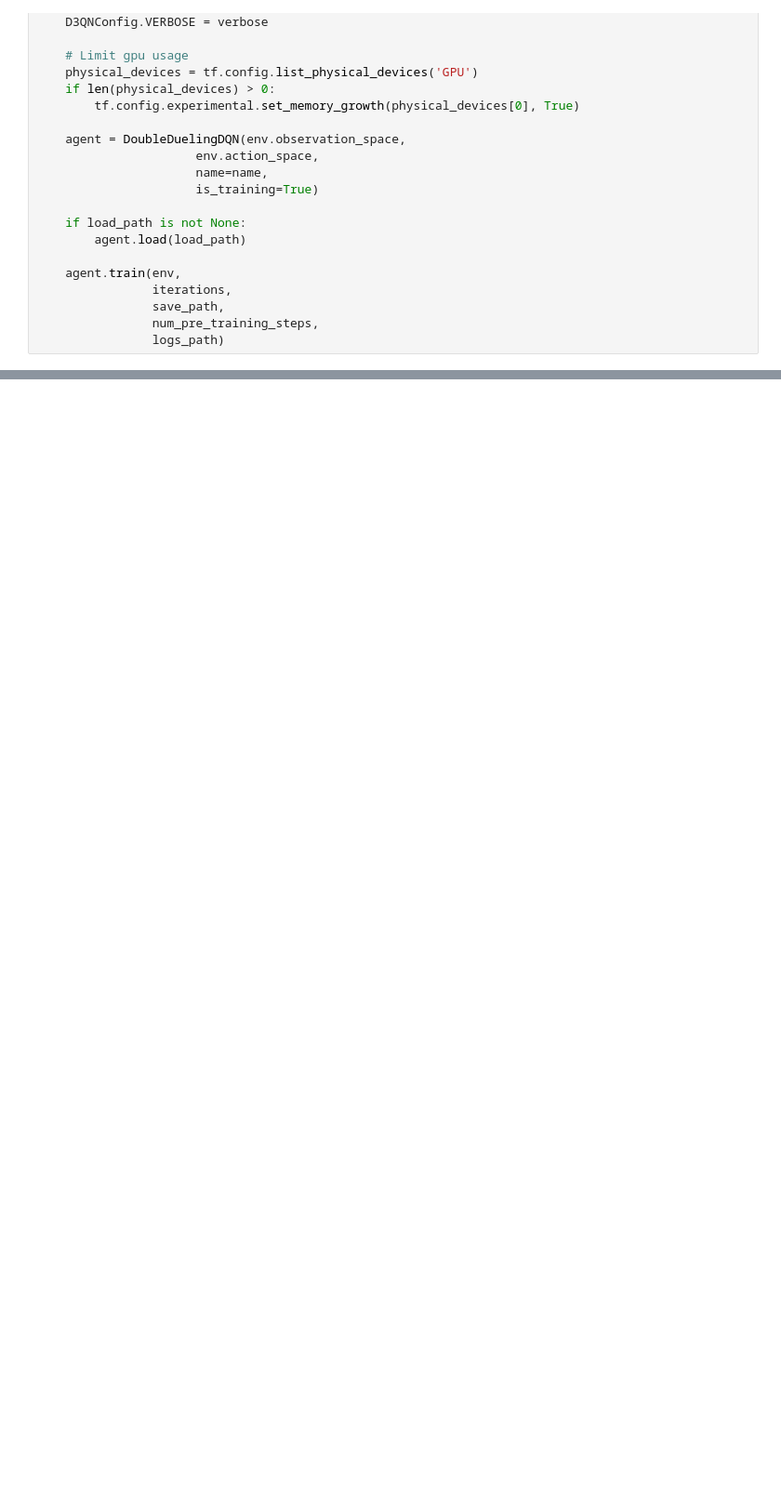
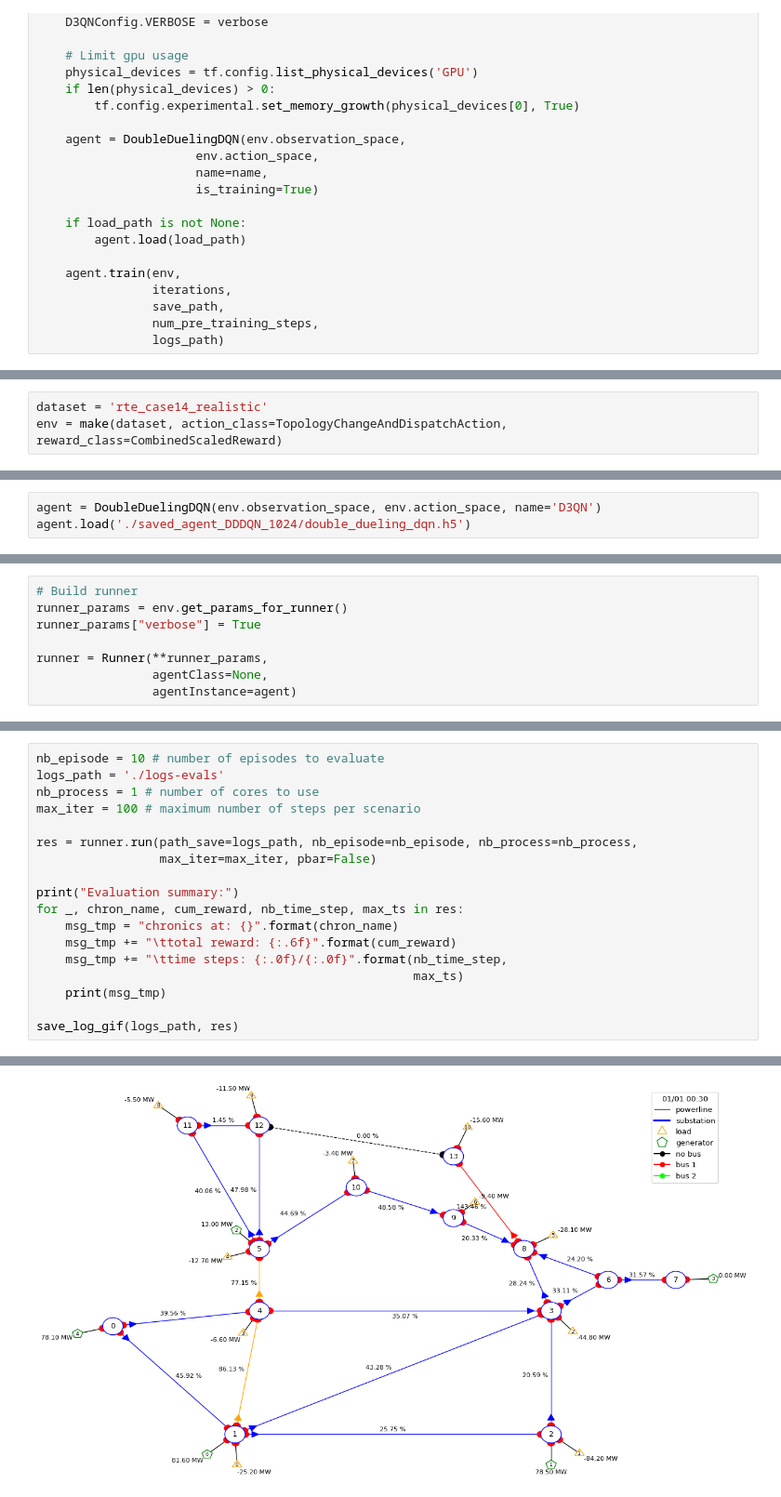
Before and after one commit to aypan17/robust_pn, a Jupyter notebook: l2rpn_basaeline.ipynb, the cells around one changed output, grey strips where cells are left out. Shown at 93% size. Saved outputs shown, nothing was run; the diff lists cells and outputs as text; blank space fills up the shorter version.

```diff
--- a/l2rpn_basaeline.ipynb
+++ b/l2rpn_basaeline.ipynb
@@ -511,0 +510,3 @@ TypeError: step() missing 1 required positional argument: 'action'
+# %%
+dataset = 'rte_case14_realistic'
+env = make(dataset, action_class=TopologyChangeAndDispatchAction, reward_class=CombinedScaledReward)
@@ -511,0 +520,3 @@ TypeError: step() missing 1 required positional argument: 'action'
+# %%
+agent = DoubleDuelingDQN(env.observation_space, env.action_space, name='D3QN')
+agent.load('./saved_agent_DDDQN_1024/double_dueling_dqn.h5')
@@ -511,0 +525,8 @@ TypeError: step() missing 1 required positional argument: 'action'
+# %%
+# Build runner
+runner_params = env.get_params_for_runner()
+runner_params["verbose"] = True
+
+runner = Runner(**runner_params,
+                agentClass=None,
+                agentInstance=agent)
@@ -511,0 +556,19 @@ TypeError: step() missing 1 required positional argument: 'action'
+# %%
+nb_episode = 10 # number of episodes to evaluate
+logs_path = './logs-evals'
+nb_process = 1 # number of cores to use
+max_iter = 100 # maximum number of steps per scenario
+
+res = runner.run(path_save=logs_path, nb_episode=nb_episode, nb_process=nb_process,
+                 max_iter=max_iter, pbar=False)
+
+print("Evaluation summary:")
+for _, chron_name, cum_reward, nb_time_step, max_ts in res:
+    msg_tmp = "chronics at: {}".format(chron_name)
+    msg_tmp += "\ttotal reward: {:.6f}".format(cum_reward)
+    msg_tmp += "\ttime steps: {:.0f}/{:.0f}".format(nb_time_step,
+                                                    max_ts)
+    print(msg_tmp)
+
+save_log_gif(logs_path, res)
+# %% [output]
@@ -511,0 +592 @@ TypeError: step() missing 1 required positional argument: 'action'
+[figure, added]
```
Also changed, not shown: parts of 14 cells of this notebook.
